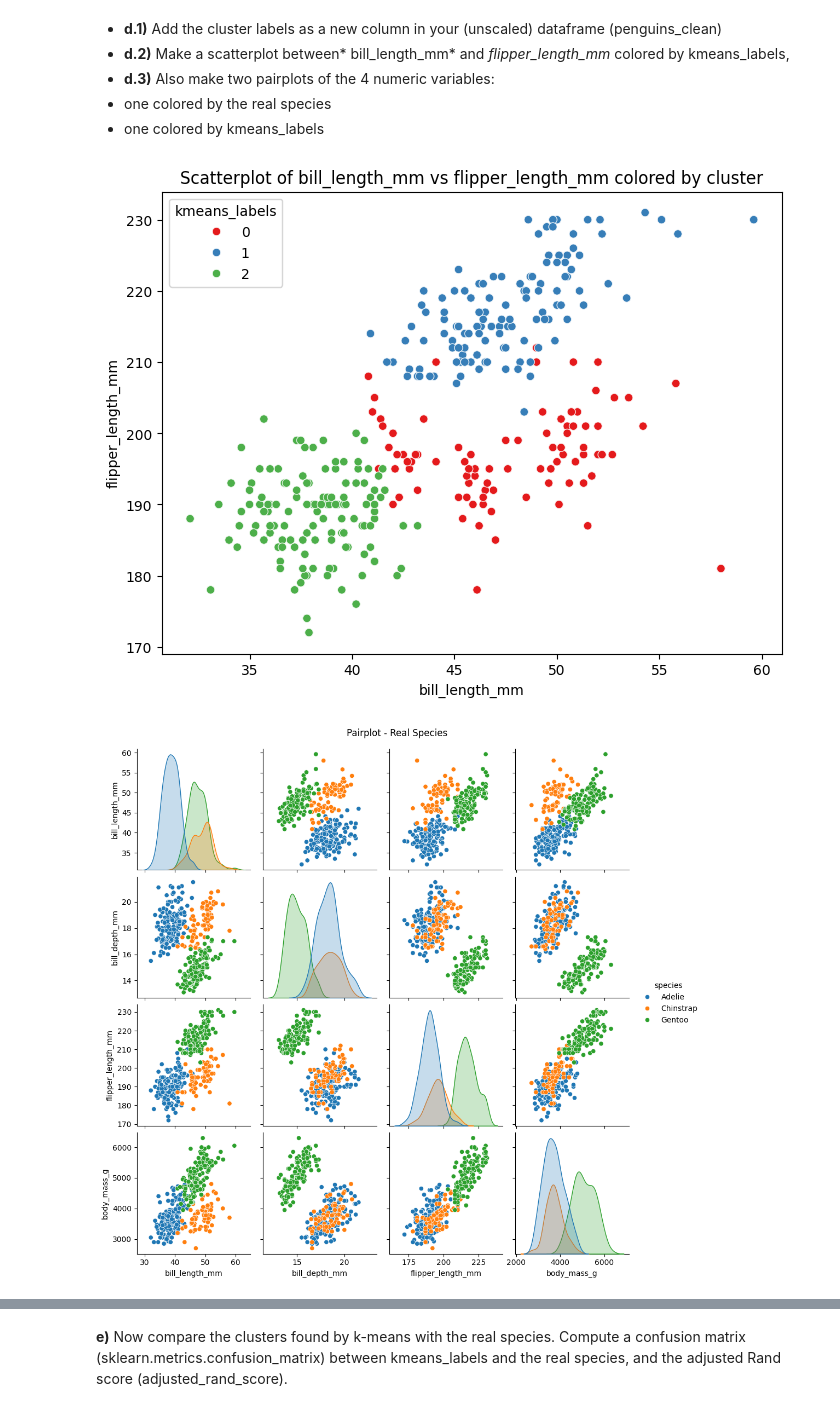
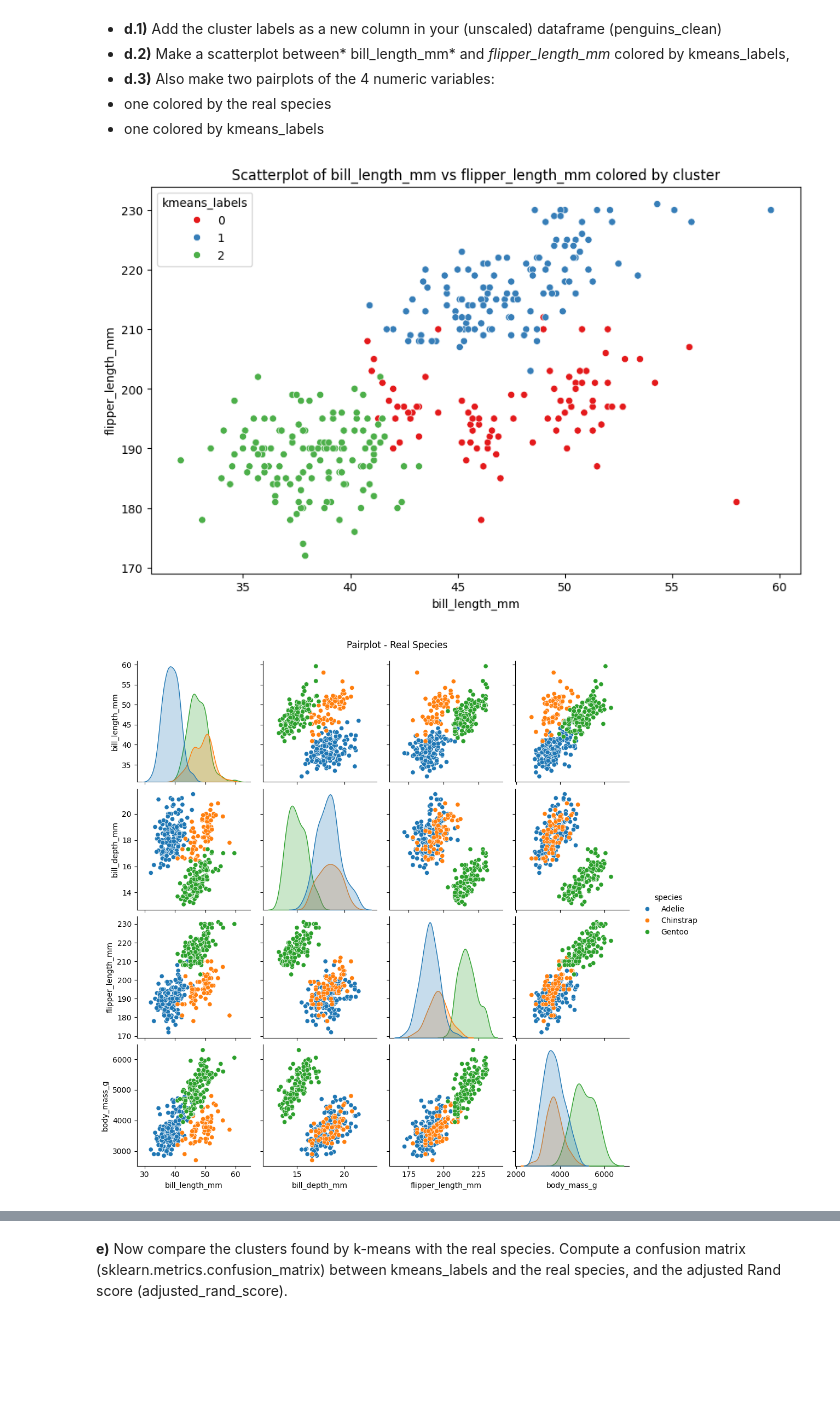
Before and after one commit to frafrad/Flipped-Classroom_S4_FRADIANI-MURGANTE-FRANCESCA, a Jupyter notebook: Flipped_Classroom_S4_FRADIANI_MURGANTE.ipynb, the cells around one changed output, grey strips where cells are left out. Cells and saved outputs as stored; diff of their text form; code cells hidden in the pictures; blank space fills up the shorter version.

```diff
--- a/Flipped_Classroom_S4_FRADIANI_MURGANTE.ipynb
+++ b/Flipped_Classroom_S4_FRADIANI_MURGANTE.ipynb
@@ -90,26 +90,26 @@ kmeans_labels = kmeans.fit_predict(penguins_scaled_df)
 # %%
 # d.1) add kmeans_labels to penguins_clean
 
 penguins_clean['kmeans_labels'] = kmeans_labels
 penguins_clean['species'] = penguins.loc[penguins_clean.index, 'species']
 #print(penguins_clean)
 
 # d.2) plot bill_length_mm vs flipper_length_mm colored by cluster
-plt.figure(figsize=(8,6))
+plt.figure(figsize=(10,6))
 sns.scatterplot(data= penguins_clean, x='bill_length_mm', y='flipper_length_mm', hue='kmeans_labels', palette='Set1')
 plt.title('Scatterplot of bill_length_mm vs flipper_length_mm colored by cluster')
 plt.show()
 
 # d.3) make two pairplots (one hue='species', one hue=kmeans cluster)
 sns.pairplot(penguins_clean[num_cols + ['species']], hue='species')
 plt.suptitle('Pairplot - Real Species', y=1.02)
 plt.show()
 
 sns.pairplot(penguins_clean[num_cols + ['kmeans_labels']], hue='kmeans_labels', palette= 'Set1')
 plt.suptitle('Pairplot - Cluster K-means', y=1.02)
 plt.show()
 # %% [output]
-[figure, old version]
+[figure, new version]
 [figure]
 [figure]
 # %% [markdown]
```
Also changed, not shown: parts of 4 cells of this notebook.
